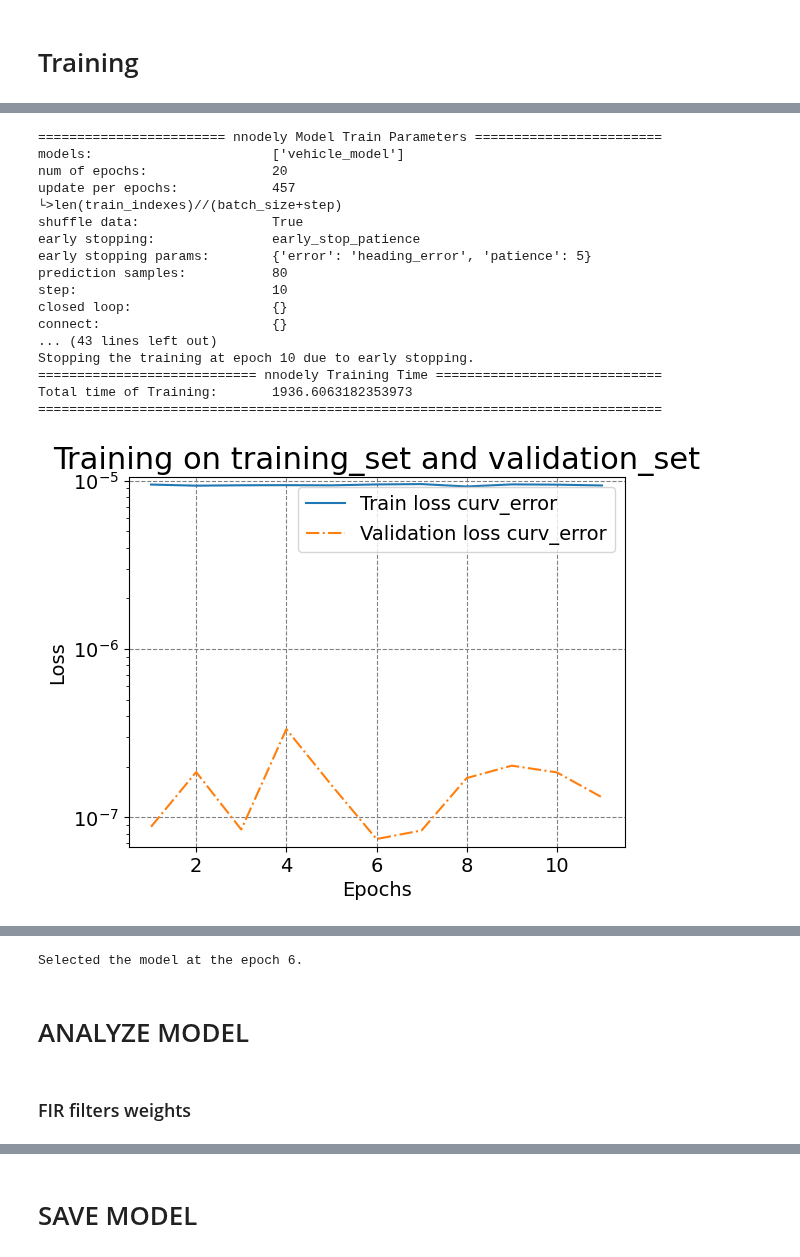
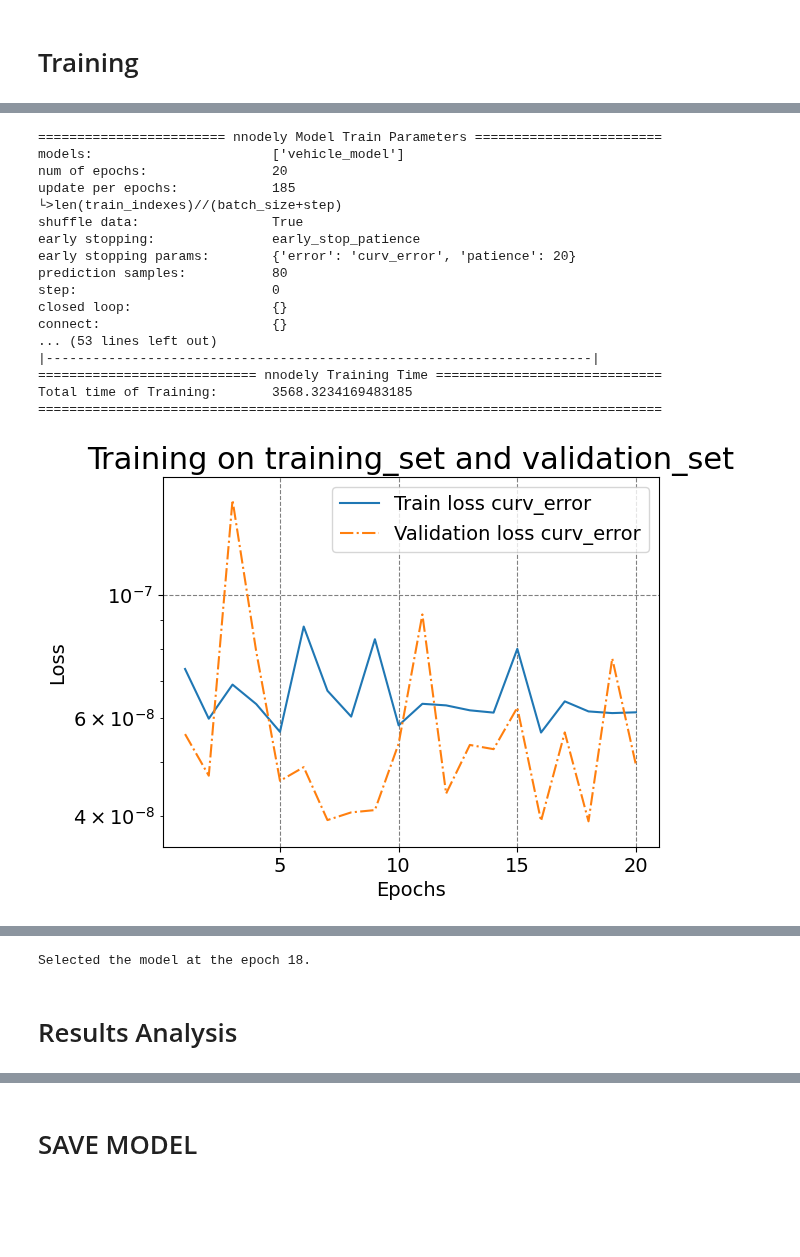
Before and after one commit to tonegas/nnodely, a Jupyter notebook: case-studies/lateral_dynamics/lateral_dynamics_model.ipynb, the cells around one changed output, grey strips where cells are left out. Cells and saved outputs as stored; diff of their text form; code cells hidden in the pictures; blank space fills up the shorter version.

Commit message:
Updated lateral_dynamics_control and lateral_dynamics_model

```diff
--- a/case-studies/lateral_dynamics/lateral_dynamics_model.ipynb
+++ b/case-studies/lateral_dynamics/lateral_dynamics_model.ipynb
@@ -36,4 +37,5 @@ plt.rc('grid', linestyle="--", color='grey')
 # %%
+# Configurations
 path_folder = 'trained_models'   # folder to save the model
-lat_dyna_model = nnodely(visualizer=MPLNotebookVisualizer(),seed=1,workspace=path_folder,save_history=False)
+lat_dyna_model = nnodely(visualizer=MPLNotebookVisualizer(),seed=1,workspace=path_folder,log_internal=True)
 # %% [markdown]
@@ -44,7 +56,6 @@ lat_dyna_model = nnodely(visualizer=MPLNotebookVisualizer(),seed=1,workspace=pat
 # ----------------------------------------------------------------
 # Inputs
 # ----------------------------------------------------------------
-curv_in  = Input('model_curv_in')    # [1/m] path curvature
 vx_in    = Input('model_vx_in')      # [m/s] longitudinal velocity
 steer_in = Input('model_steer_in')   # [rad] steering wheel angle
 ax_in    = Input('model_ax_in')      # [m/s^2] lateral acceleration
@@ -81,11 +92,12 @@ fuzzy_ax = Fuzzify(centers=chan_ax, functions='Triangular')(ax_in.last())
 # FIR input functions
 def Input_Function_Gen(idx):
     def fir_out(fir_input):
-        out = Fir(W_init='init_constant', W_init_params={"value": 1}, dropout=0.05, W=f'Fir_{idx[0]}')(fir_input)
+        out = Fir(W_init='init_constant', W_init_params={"value": 1}, W=f'Fir_{idx[0]}')(fir_input)
         return out
 
     return fir_out
 
+# Local Input Model
 local_input_model = LocalModel(pass_indexes=True, input_function=Input_Function_Gen)
 out_input_model = local_input_model((steer_in.sw(samples_past_steer)  * W_constant ), fuzzy_vx)
 
@@ -96,6 +108,7 @@ def Understeer_Function_Gen(idx):
         return understeer_corr(vx_input, A)
     return osus_out
 
+# Local Understeer Correction Model
 local_osus_corr = LocalModel(pass_indexes=True, input_function=Understeer_Function_Gen)
 out_osus = local_osus_corr(vx_in.last(), fuzzy_ax)
 
@@ -188,16 +208,18 @@ Shape of model_curv_in:       (1075, 1, 1)
 # %%
 # Default training parameters definition
-training_pars = {   'num_of_epochs': 50,
+training_pars = {   'num_of_epochs': 150,
                     'val_batch_size': 64,
-                     'train_batch_size': 16,
+                     'train_batch_size': 64,
                      'lr': 1e-3 ,
                     'train_dataset': 'training_set',
                     'validation_dataset': 'validation_set',
                     'optimizer': 'Adam',
                     'shuffle_data': True,
+                    'prediction_samples': -1,           # force to do not evaluate the integral
                     'select_model': select_best_model,
                     'early_stopping': earlystopping.early_stop_patience,
-                    'early_stopping_params': {'patience': 5,'error': 'heading_error'}}
+                    'early_stopping_params': {'patience': 20,'error': 'curv_error'}
+                    }
 # %%
 # First training without samples in the future
 lat_dyna_model.trainModel(training_params=training_pars)
@@ -225,25 +247,24 @@ Selected the model at the epoch 31.
 # %%
 # Training with intergal error 4s in the future
 lat_dyna_model.trainModel(training_params=training_pars,
                           num_of_epochs=20,
-                          prediction_samples=80,   # 4s in the future
-                          step=10)
+                          prediction_samples=80)
 # %% [output]
 ======================== nnodely Model Train Parameters ========================
 models:                       ['vehicle_model']
 num of epochs:                20
-update per epochs:            457
+update per epochs:            185
 └>len(train_indexes)//(batch_size+step)
 shuffle data:                 True
 early stopping:               early_stop_patience
-early stopping params:        {'error': 'heading_error', 'patience': 5}
+early stopping params:        {'error': 'curv_error', 'patience': 20}
 prediction samples:           80
-step:                         10
+step:                         0
 closed loop:                  {}
 connect:                      {}
-... (43 lines left out)
-Stopping the training at epoch 10 due to early stopping.
+... (53 lines left out)
+|----------------------------------------------------------------------|
 ============================ nnodely Training Time =============================
-Total time of Training:       1936.6063182353973
+Total time of Training:       3568.3234169483185
 ================================================================================
-[figure, old version]
+[figure, new version]
@@ -251,6 +272,4 @@ Total time of Training:       1936.6063182353973
-Selected the model at the epoch 6.
+Selected the model at the epoch 18.
 # %% [markdown]
-# ANALYZE MODEL
+# Results Analysis
-# %% [markdown]
-### FIR filters weights
 # %%
```
Also changed, not shown: parts of 22 cells of this notebook, 1 other file.
